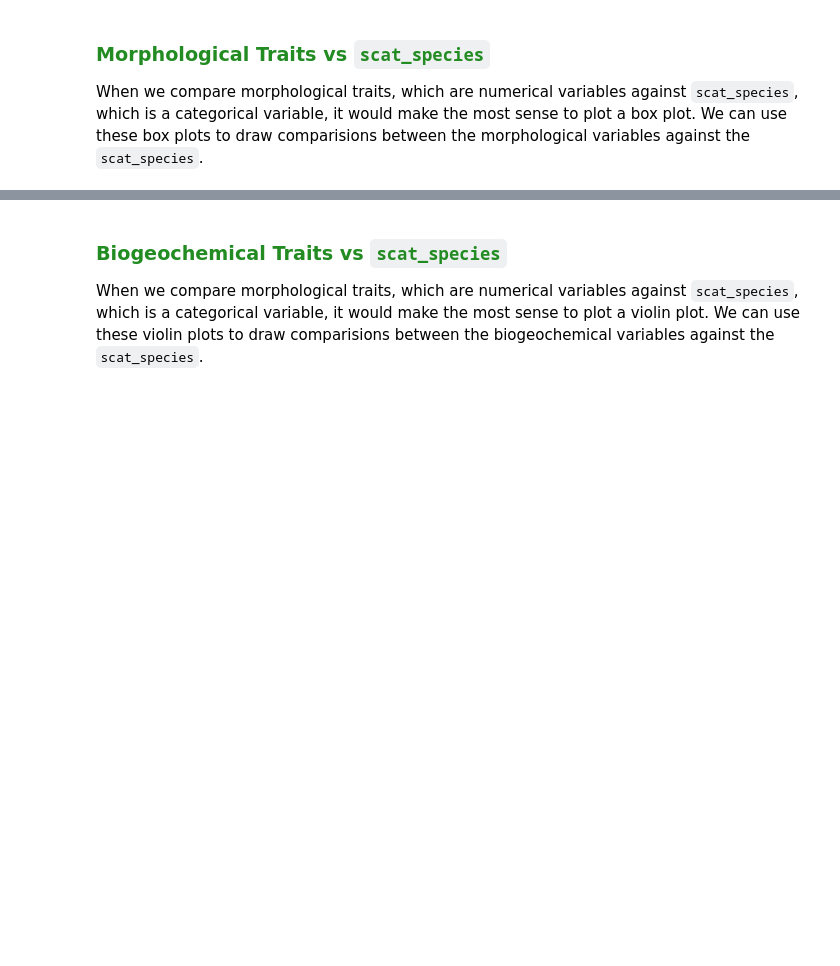
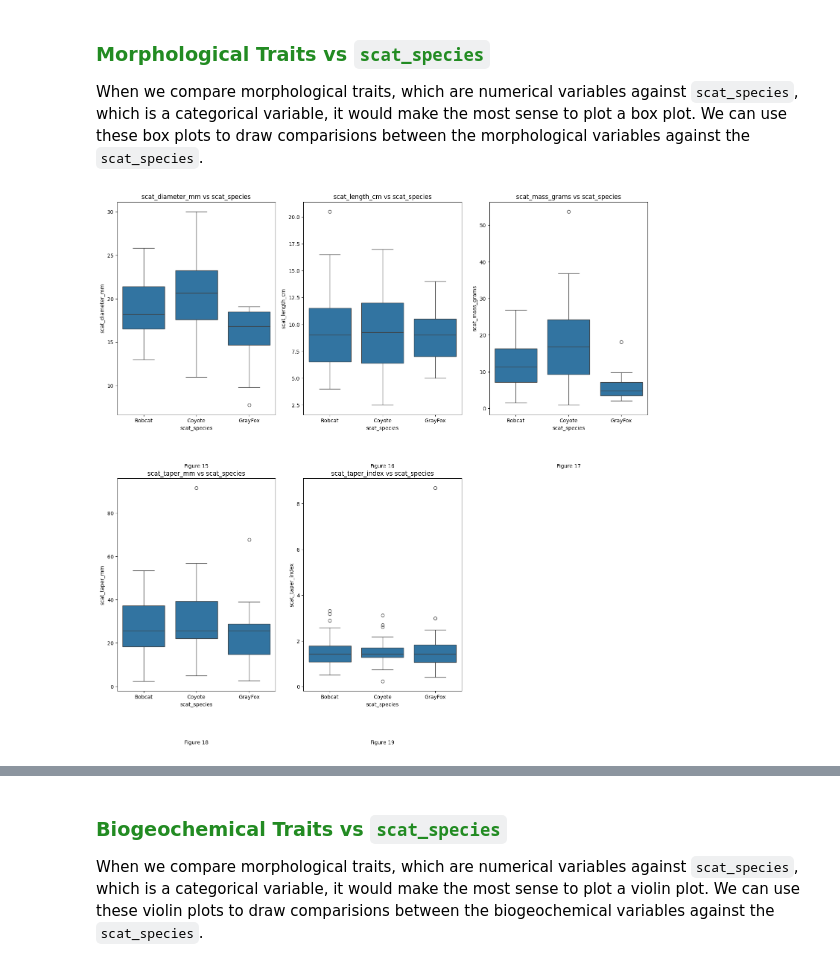
Before and after one commit to chowdhuryj-github/BobcatsCoyotesFoxes, a Jupyter notebook: lab/Midterm_Project_JIC.ipynb, the cells around one changed output, grey strips where cells are left out. Drawn from its saved outputs; the diff is of its cells as text; code cells hidden in the pictures; blank space fills up the shorter version.

```diff
--- a/lab/Midterm_Project_JIC.ipynb
+++ b/lab/Midterm_Project_JIC.ipynb
@@ -112,11 +185,11 @@ scat_df['scat_month'] = scat_df['scat_month'].astype('category')
 scat_df['scat_site'] = scat_df['scat_site'].astype('category')
 scat_df['scat_location'] = scat_df['scat_location'].astype('category')
 
-# converting the following features into boolean features
-scat_df['scat_ropey'] = scat_df['scat_ropey'].astype('boolean')
-scat_df['scat_segemented'] = scat_df['scat_segmented'].astype('boolean')
-scat_df['scat_flat'] = scat_df['scat_flat'].astype('boolean')
-scat_df['scat_scrape'] = scat_df['scat_scrape'].astype('boolean')
+# converting the following features into categorical features
+scat_df['scat_ropey'] = scat_df['scat_ropey'].astype('category')
+scat_df['scat_segmented'] = scat_df['scat_segmented'].astype('category')
+scat_df['scat_flat'] = scat_df['scat_flat'].astype('category')
+scat_df['scat_scrape'] = scat_df['scat_scrape'].astype('category')
 
 # viewing the overview of the pandas data frame just to double check
 display("Data Frame Overview: ", scat_df.info())
@@ -262,7 +402,7 @@ Lets look at the morphological traits first. Morphological traits refers to the
 Now that we've defined the traits, we need to define the response variable. Since we're trying to distinguish the differences between the species, it would make the most sense to set the `scat_species` as the response variable. Since we're compare numerical variables against a categorical variable, it would make most sense to build a function that plots box plots and violin plots.
 # %%
 # function for plotting a box plot
-def box_plot_visualize(response_variable, alternative_variable_list, row, col, dataframe):
+def box_plot_visualize(response_variable, alternative_variable_list, row, col, dataframe, filename):
 
     # defining the rows and columns
     rows = row
@@ -270,7 +410,7 @@ def box_plot_visualize(response_variable, alternative_variable_list, row, col, d
     total_plots = len(alternative_variable_list)
 
     # creating a sub plot grid
-    fig, axes = plt.subplots(rows, columns, figsize=(15, 10))
+    fig, axes = plt.subplots(rows, columns, figsize=(15, 15))
 
     # flattening the axes
     axes = axes.flatten()
@@ -295,7 +435,7 @@ def box_plot_visualize(response_variable, alternative_variable_list, row, col, d
 
 
     # saving the plot in a plot directory
-    plt.savefig(rf"C:\GitHub\BobcatsCoyotesFoxes\plots\box_plot_morphological.png", dpi=300, bbox_inches="tight")
+    plt.savefig(rf"C:\GitHub\BobcatsCoyotesFoxes\plots\box_plot_{filename}.png", dpi=300, bbox_inches="tight")
 
     # displaying the plots
     plt.tight_layout()
@@ -345,7 +485,9 @@ def violin_plot_visualize(response_variable, alternative_variable_list, row, col
 When we compare morphological traits, which are numerical variables against `scat_species`, which is a categorical variable, it would make the most sense to plot a box plot. We can use these box plots to draw comparisions between the morphological variables against the `scat_species`.
 # %%
 # setting up a list of morphological traits
-morophological_list = ['scat_diameter_mm', 'scat_length_cm', 'scat_mass_grams', 'scat_taper_mm', 'scat_taper_index']
+morophological_list_one = ['scat_diameter_mm', 'scat_length_cm', 'scat_mass_grams', 'scat_taper_mm', 'scat_taper_index']
 
 # creating the plots for comparing the morpohological traits against the response variable
-box_plot_visualize(scat_df["scat_species"], morophological_list, 2, 3, scat_df)
+box_plot_visualize(scat_df["scat_species"], morophological_list_one, 2, 3, scat_df, "morphological_one")
+# %% [output]
+[figure, added]
```
Also changed, not shown: parts of 25 cells of this notebook, 12 other files.
